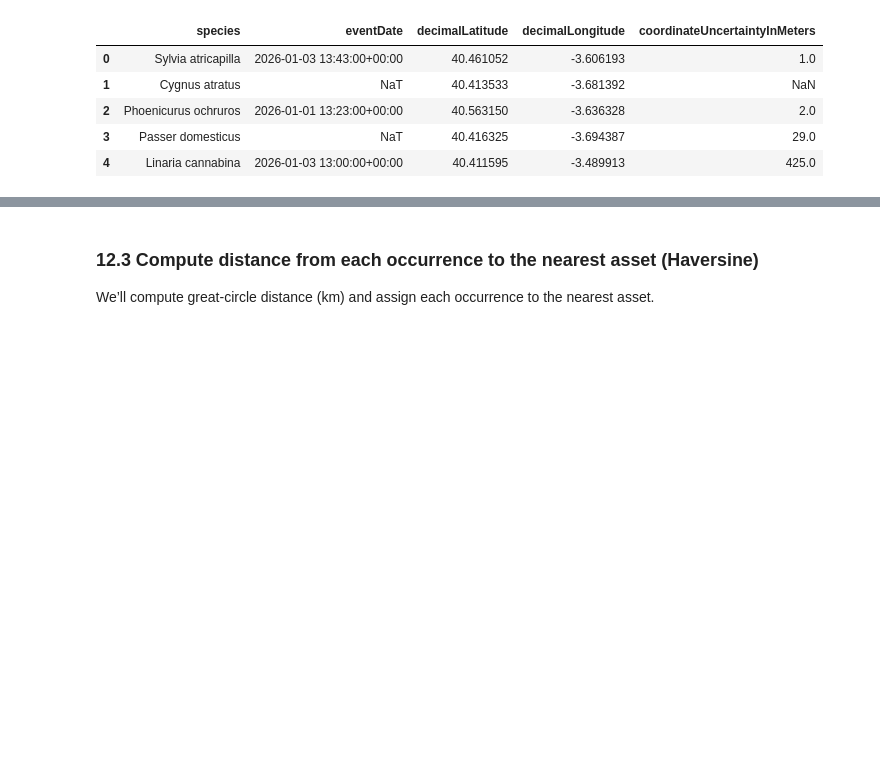
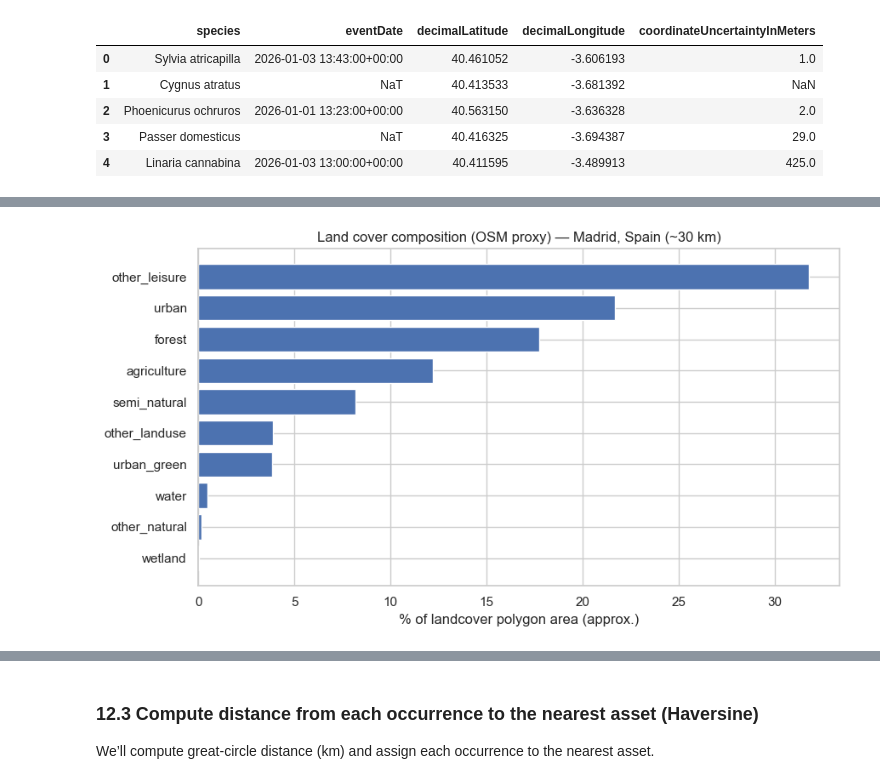
Before and after one commit to simmyyy/ie-microsoft-capstone, a Jupyter notebook: oil_company_screening.ipynb, the cells around one changed output, grey strips where cells are left out. Saved outputs shown, nothing was run; the diff lists cells and outputs as text; code cells hidden in the pictures; blank space fills up the shorter version.

```diff
--- a/oil_company_screening.ipynb
+++ b/oil_company_screening.ipynb
@@ -640,0 +915,85 @@ Occurrences after filters: 1872
+# %%
+# Compute % area by landcover class and save a chart to pictures/
+
+from pathlib import Path
+
+import matplotlib.pyplot as plt
+
+try:
+    # Prefer the in-memory polygons (official LC or OSM proxy) from the previous cell
+    lc_gdf = lc_clip.copy()  # type: ignore[name-defined]
+except Exception:
+    lc_gdf = None
+
+if lc_gdf is None or len(lc_gdf) == 0:
+    # Fallback: load the cached OSM landcover GeoJSON if present
+    candidates = [
+        CACHE_DIR / f"osm_landcover_{safe_city}_r{RADIUS_KM}km.geojson",
+        CACHE_DIR / "osm_landcover.geojson",
+    ]
+    p = next((x for x in candidates if x.exists()), None)
+    if p is None:
+        raise ValueError("No landcover polygons available. Run the landcover join cell first.")
+    lc_gdf = gpd.read_file(p)
+
+if "landcover" not in lc_gdf.columns:
+    raise ValueError("Landcover GeoDataFrame must contain a 'landcover' column")
+
+# Ensure CRS
+if lc_gdf.crs is None:
+    lc_gdf = lc_gdf.set_crs("EPSG:4326")
+lc_gdf = lc_gdf.to_crs("EPSG:4326")
+
+# Clip to bbox (avoid expensive global polygons)
+lc_gdf = lc_gdf[lc_gdf.intersects(bbox_geom)].copy()
+
+# Compute areas in an equal-area CRS for Europe
+bbox_series = gpd.GeoSeries([bbox_geom], crs="EPSG:4326").to_crs("EPSG:3035")
+lc_ea = lc_gdf.to_crs("EPSG:3035")
+
+# Optional: clip geometries to bbox to avoid counting outside area
+try:
+    lc_ea["geometry"] = lc_ea.geometry.intersection(bbox_series.iloc[0])
+except Exception:
+    pass
+
+lc_ea = lc_ea[~lc_ea.geometry.is_empty].copy()
+lc_ea["area_km2"] = lc_ea.geometry.area / 1e6
+
+area = lc_ea.groupby("landcover")["area_km2"].sum().sort_values(ascending=False)
+area = area[area > 0]
+
+pct = (area / area.sum() * 100).round(2)
+df_cov = (
+    pct.rename("pct")
+    .to_frame()
+    .assign(area_km2=area.round(2))
+    .reset_index()
+    .sort_values("pct", ascending=True)
+)
+
+display(df_cov)
+
+# Plot
+plt.figure(figsize=(9, 5))
+plt.barh(df_cov["landcover"], df_cov["pct"])
+plt.xlabel("% of landcover polygon area (approx.)")
+plt.title(f"Land cover composition (OSM proxy) — {CITY} (~{RADIUS_KM} km)")
+plt.tight_layout()
+
+out_dir = Path("pictures")
+out_dir.mkdir(exist_ok=True)
+out_path = out_dir / f"landcover_composition_{safe_city}_r{RADIUS_KM}km.png"
+plt.savefig(out_path, dpi=200, facecolor="white")
+plt.show()
+
+print("Saved plot:", out_path)
+
+# Optional: pie chart (useful if you have few classes)
+plt.figure(figsize=(7, 7))
+plt.pie(df_cov["pct"], labels=df_cov["landcover"], autopct="%1.1f%%")
+plt.title(f"Land cover composition (OSM proxy) — {CITY} (~{RADIUS_KM} km)")
+plt.tight_layout()
+plt.savefig(out_dir / f"landcover_composition_{safe_city}_r{RADIUS_KM}km_pie.png", dpi=200, facecolor="white")
+plt.show()
+# %% [output]
@@ -640,0 +1011 @@ Occurrences after filters: 1872
+[figure, added]
```
Also changed, not shown: parts of 8 cells of this notebook, 6 other files.
